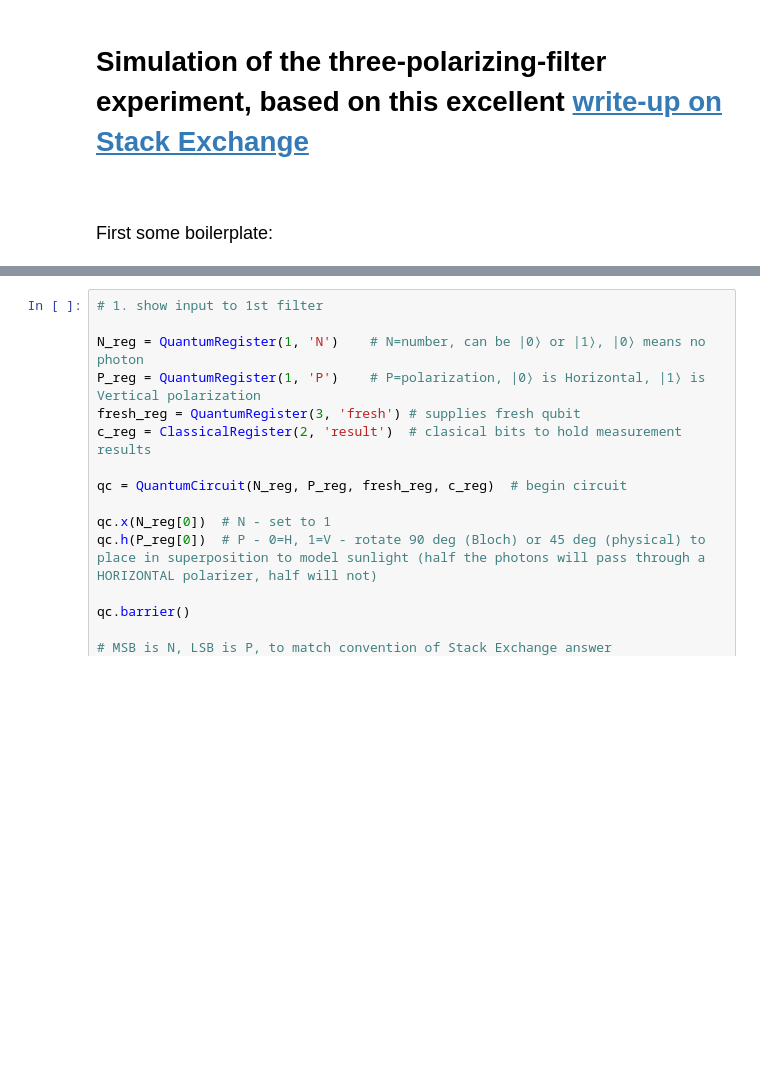
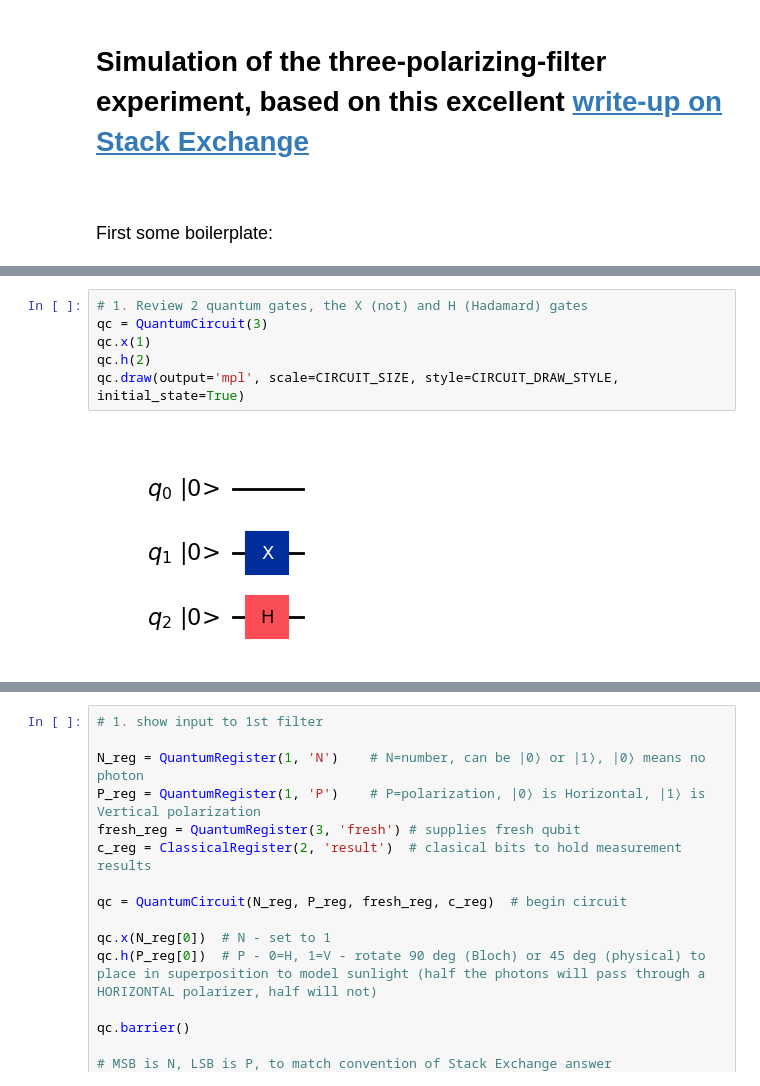
Before and after one commit to brandonwarren/sim-3-polar-expmt, a Jupyter notebook: polar-light-expmt.ipynb, the cells around one changed output, grey strips where cells are left out. Cells and saved outputs as stored; diff of their text form; blank space fills up the shorter version.

```diff
--- a/polar-light-expmt.ipynb
+++ b/polar-light-expmt.ipynb
@@ -71,0 +79,8 @@ Version Information
+# %%
+# 1. Review 2 quantum gates, the X (not) and H (Hadamard) gates
+qc = QuantumCircuit(3)
+qc.x(1)
+qc.h(2)
+qc.draw(output='mpl', scale=CIRCUIT_SIZE, style=CIRCUIT_DRAW_STYLE, initial_state=True)
+# %% [output]
+[figure, added]
```
Also changed, not shown: parts of 9 cells of this notebook.
